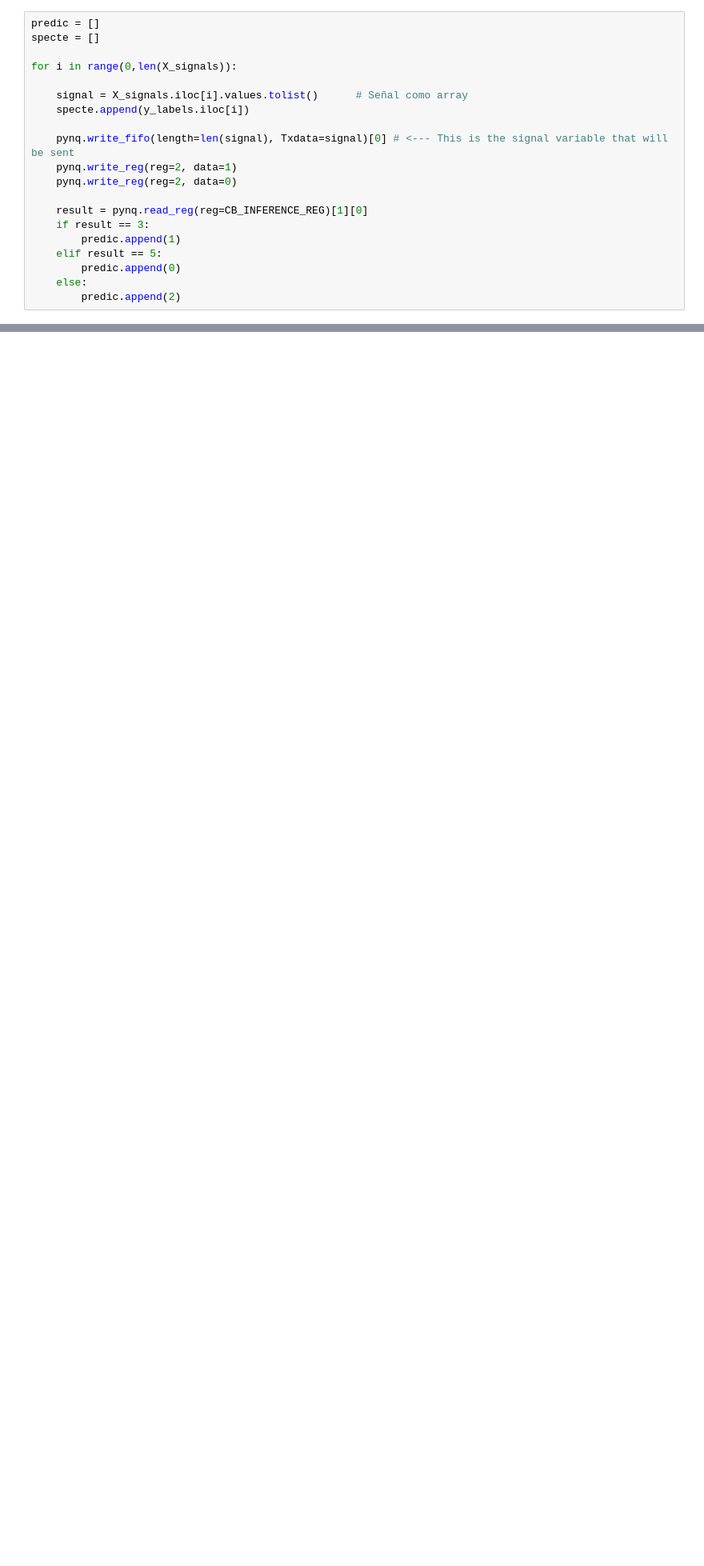
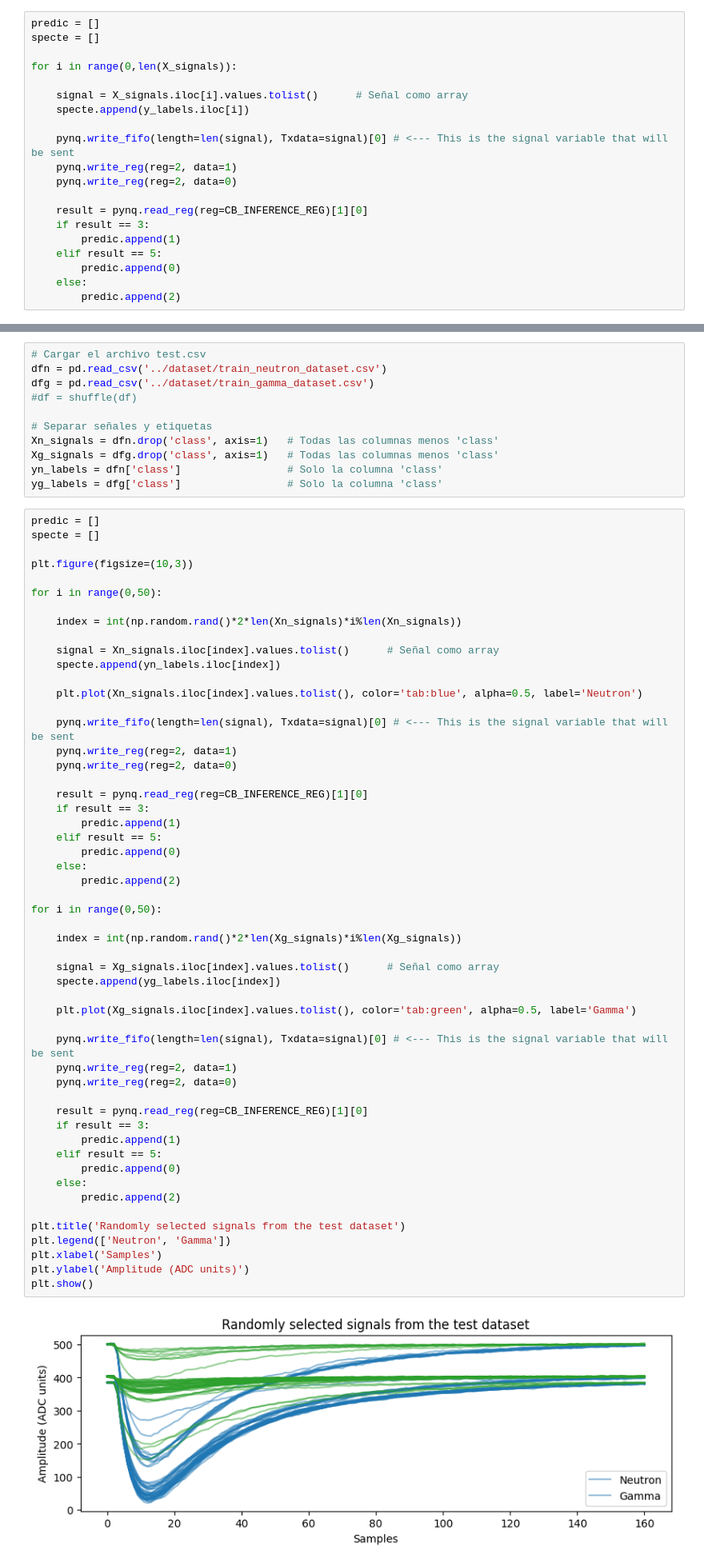
Before and after one commit to fabioc9675/FPGA_ml4hls_prj, a Jupyter notebook: PythonModel/Scripts/ml_inference.ipynb, the cells around one changed output, grey strips where cells are left out. Shown at 80% size. Cells and saved outputs as stored; diff of their text form; blank space fills up the shorter version.

```diff
--- a/PythonModel/Scripts/ml_inference.ipynb
+++ b/PythonModel/Scripts/ml_inference.ipynb
@@ -189,0 +192,66 @@ plt.show()
+# %%
+# Cargar el archivo test.csv
+dfn = pd.read_csv('../dataset/train_neutron_dataset.csv')
+dfg = pd.read_csv('../dataset/train_gamma_dataset.csv')
+#df = shuffle(df)
+
+# Separar señales y etiquetas
+Xn_signals = dfn.drop('class', axis=1)   # Todas las columnas menos 'class'
+Xg_signals = dfg.drop('class', axis=1)   # Todas las columnas menos 'class'
+yn_labels = dfn['class']                 # Solo la columna 'class'
+yg_labels = dfg['class']                 # Solo la columna 'class'
+# %%
+predic = []
+specte = []
+
+plt.figure(figsize=(10,3))
+
+for i in range(0,50):
+
+    index = int(np.random.rand()*2*len(Xn_signals)*i%len(Xn_signals))
+
+    signal = Xn_signals.iloc[index].values.tolist()      # Señal como array
+    specte.append(yn_labels.iloc[index])
+
+    plt.plot(Xn_signals.iloc[index].values.tolist(), color='tab:blue', alpha=0.5, label='Neutron')
+
+    pynq.write_fifo(length=len(signal), Txdata=signal)[0] # <--- This is the signal variable that will be sent
+    pynq.write_reg(reg=2, data=1)
+    pynq.write_reg(reg=2, data=0)
+
+    result = pynq.read_reg(reg=CB_INFERENCE_REG)[1][0]
+    if result == 3:
+        predic.append(1)
+    elif result == 5:
+        predic.append(0)
+    else:
+        predic.append(2)
+
+for i in range(0,50):
+
+    index = int(np.random.rand()*2*len(Xg_signals)*i%len(Xg_signals))
+
+    signal = Xg_signals.iloc[index].values.tolist()      # Señal como array
+    specte.append(yg_labels.iloc[index])
+
+    plt.plot(Xg_signals.iloc[index].values.tolist(), color='tab:green', alpha=0.5, label='Gamma')
+
+    pynq.write_fifo(length=len(signal), Txdata=signal)[0] # <--- This is the signal variable that will be sent
+    pynq.write_reg(reg=2, data=1)
+    pynq.write_reg(reg=2, data=0)
+
+    result = pynq.read_reg(reg=CB_INFERENCE_REG)[1][0]
+    if result == 3:
+        predic.append(1)
+    elif result == 5:
+        predic.append(0)
+    else:
+        predic.append(2)
+
+plt.title('Randomly selected signals from the test dataset')
+plt.legend(['Neutron', 'Gamma'])
+plt.xlabel('Samples')
+plt.ylabel('Amplitude (ADC units)')
+plt.show()
+# %% [output]
+[figure, added]
```
Also changed, not shown: parts of 5 cells of this notebook, 20 other files.
